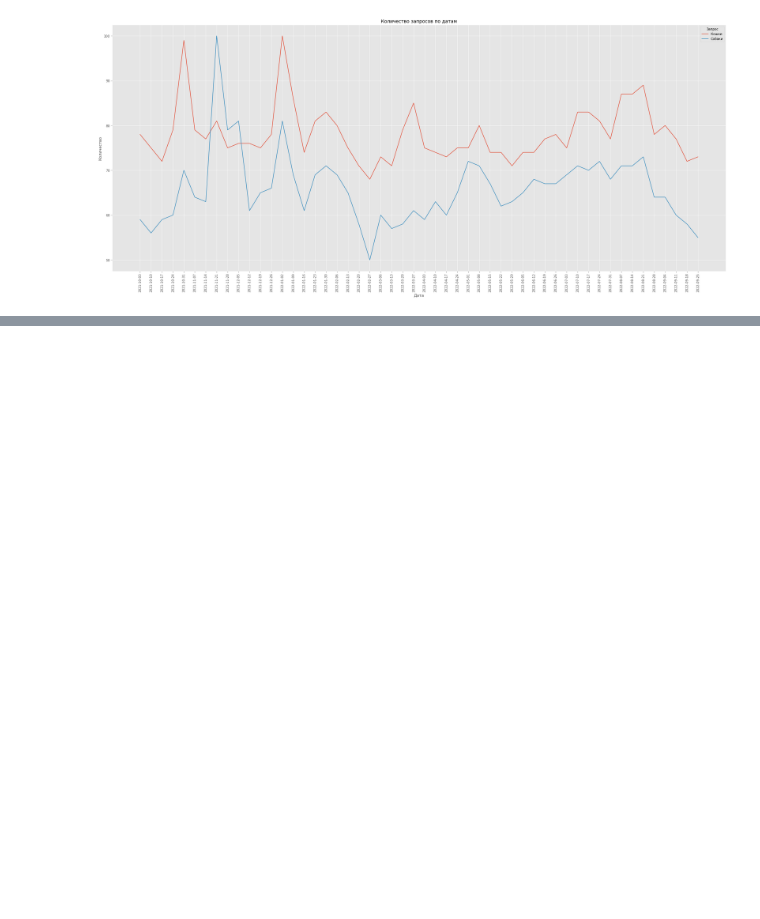
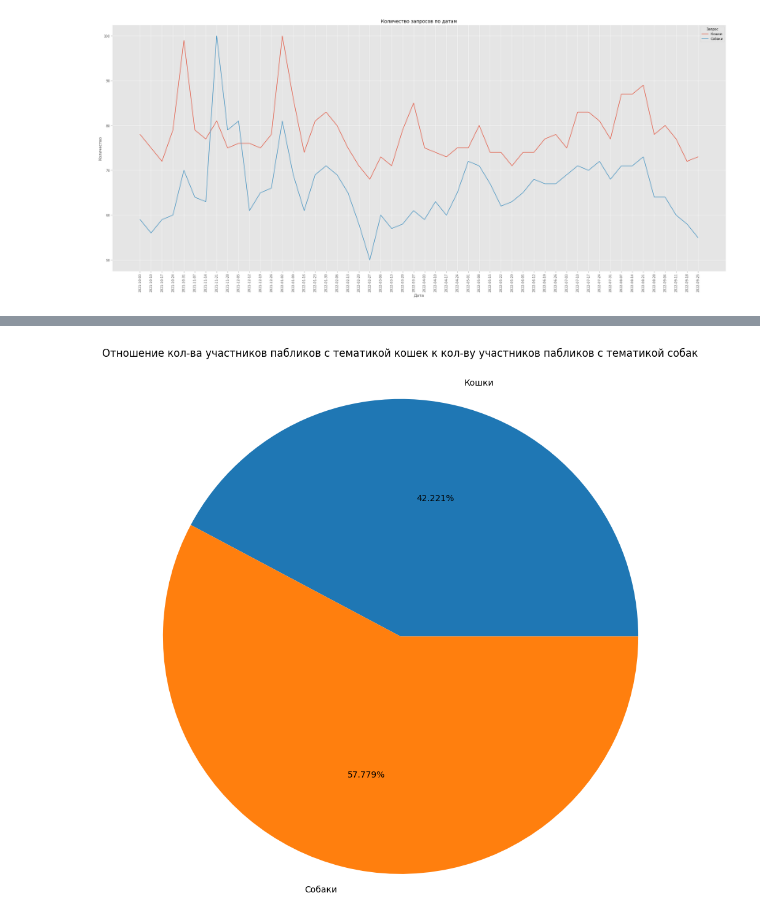
Before and after one commit to D1ffic00lt/cat-and-dog-analytics, a Jupyter notebook: main.ipynb, the cells around one changed output, grey strips where cells are left out. Saved outputs shown, nothing was run; the diff lists cells and outputs as text; code cells hidden in the pictures; blank space fills up the shorter version.

```diff
--- a/main.ipynb
+++ b/main.ipynb
@@ -135,0 +192,9 @@ plt.show()
+# %%
+fig, ax = plt.subplots()
+ax.pie([vk_cats_data["count"].sum(), vk_dogs_data["count"].sum()], autopct='%.3f%%', labels=["Кошки", "Собаки"])
+ax.axis("equal")
+plt.title("Отношение кол-ва участников пабликов с тематикой кошек к кол-ву участников пабликов с тематикой собак\n")
+fig.set_size_inches(11, 11)
+plt.savefig("charts/white_version/cats_dogs.png")
+# %% [output]
+[figure, added]
```
Also changed, not shown: parts of 14 cells of this notebook, 12 other files.
